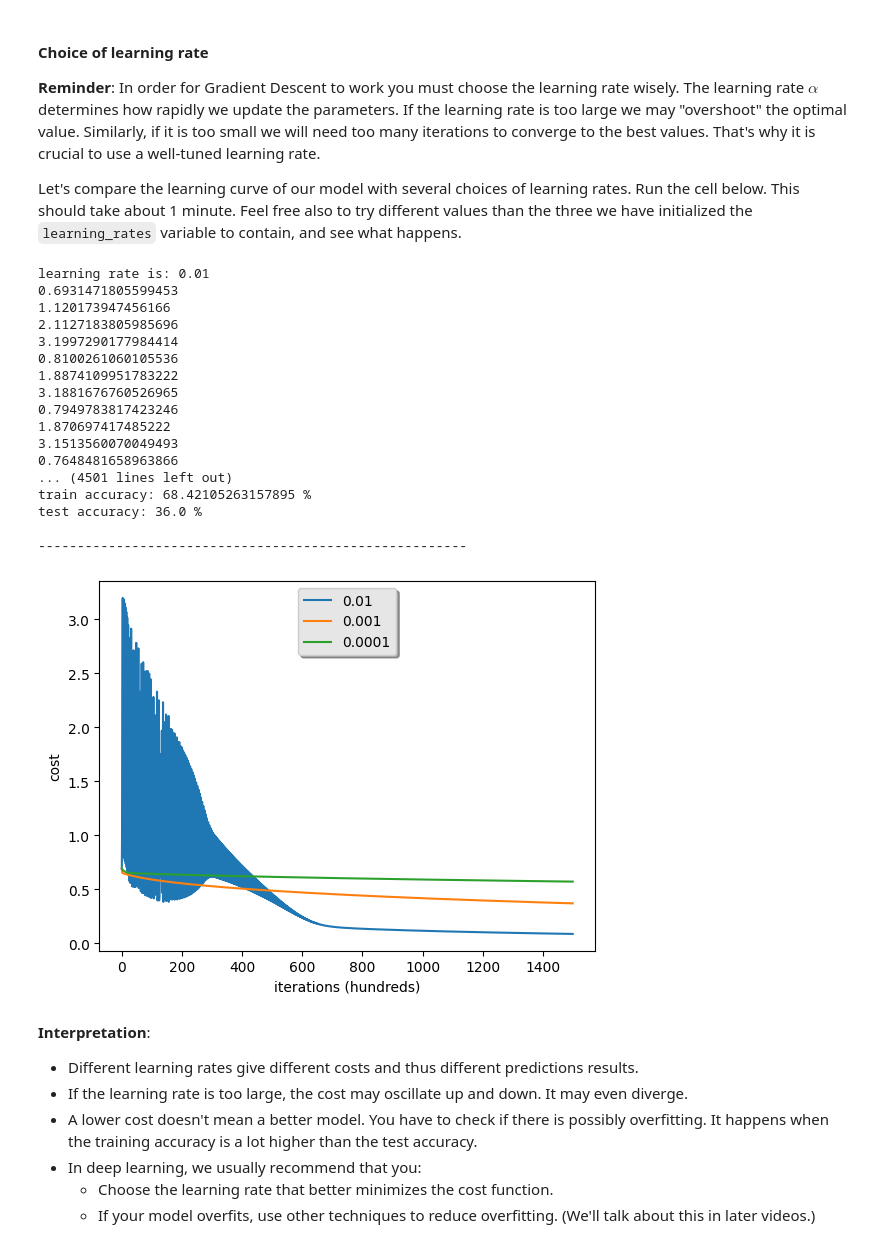
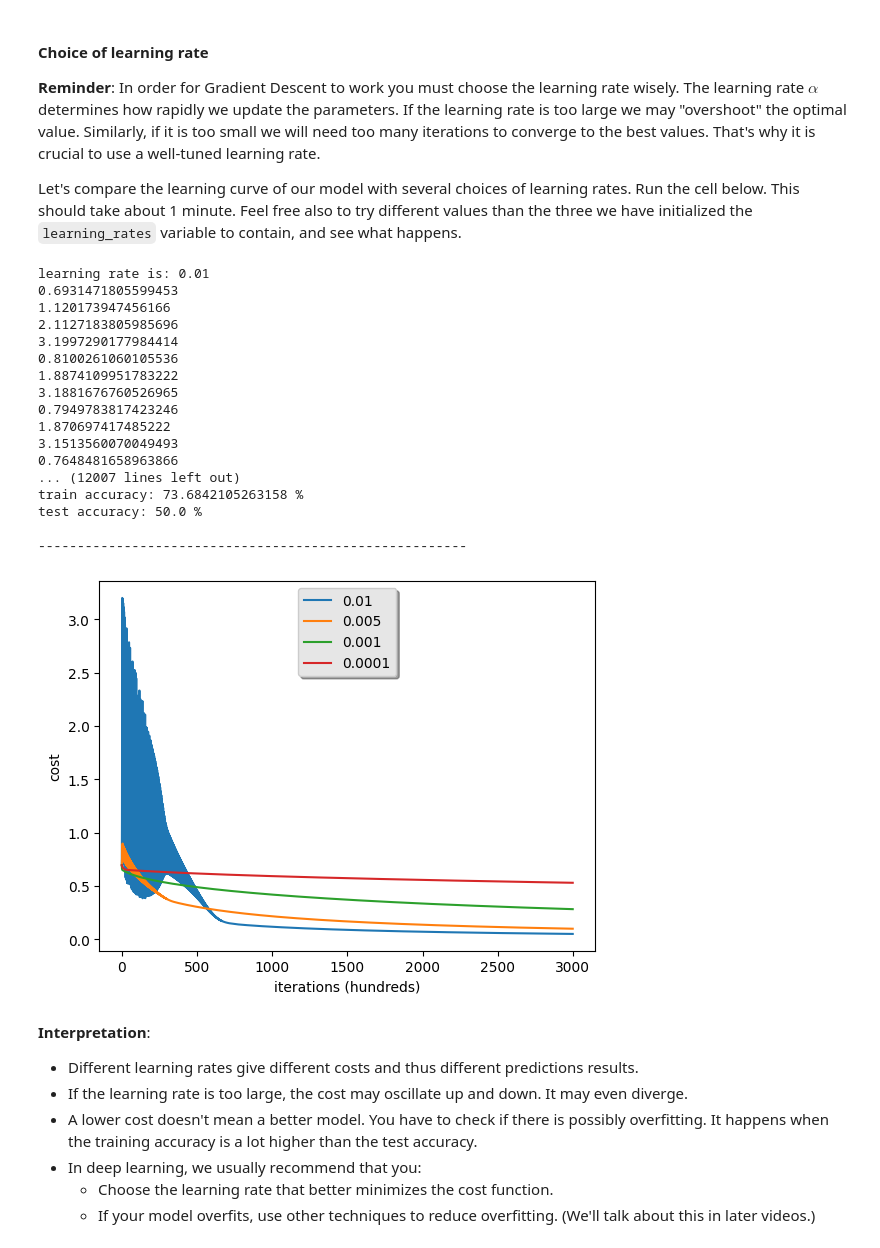
Before and after one commit to LukasBenner/MaschineLearningLectureTasks, a Jupyter notebook: Logistic_regression/Logistic_Regression_with_a_Neural_Network_mindset.ipynb, the cells around one changed output. Cells and saved outputs as stored; diff of their text form; code cells hidden in the pictures.

Commit message:
add another learning rate

```diff
--- a/Logistic_regression/Logistic_Regression_with_a_Neural_Network_mindset.ipynb
+++ b/Logistic_regression/Logistic_Regression_with_a_Neural_Network_mindset.ipynb
@@ -713,42 +713,42 @@ In order for Gradient Descent to work you must choose the learning rate wisely.
 
 Let's compare the learning curve of our model with several choices of learning rates. Run the cell below. This should take about 1 minute. Feel free also to try different values than the three we have initialized the `learning_rates` variable to contain, and see what happens.
 # %%
-learning_rates = [0.01, 0.001, 0.0001]
+learning_rates = [0.01, 0.005, 0.001, 0.0001]
 models = {}
 for i in learning_rates:
     print ("learning rate is: " + str(i))
-    models[str(i)] = model(train_set_x, train_set_y, test_set_x, test_set_y, num_iterations = 1500, learning_rate = i, print_cost = False)
+    models[str(i)] = model(train_set_x, train_set_y, test_set_x, test_set_y, num_iterations = 3000, learning_rate = i, print_cost = False)
     print ('\n' + "-------------------------------------------------------" + '\n')
 
 for i in learning_rates:
     plt.plot(models[str(i)]["costs"], label= str(models[str(i)]["learning_rate"]))
 
 plt.ylabel('cost')
 plt.xlabel('iterations (hundreds)')
 
 legend = plt.legend(loc='upper center', shadow=True)
 frame = legend.get_frame()
 frame.set_facecolor('0.90')
 plt.show()
 # %% [output]
 learning rate is: 0.01
 0.6931471805599453
 1.120173947456166
 2.1127183805985696
 3.1997290177984414
 0.8100261060105536
 1.8874109951783222
 3.1881676760526965
 0.7949783817423246
 1.870697417485222
 3.1513560070049493
 0.7648481658963866
-... (4501 lines left out)
-train accuracy: 68.42105263157895 %
-test accuracy: 36.0 %
+... (12007 lines left out)
+train accuracy: 73.6842105263158 %
+test accuracy: 50.0 %
 
 -------------------------------------------------------
-[figure, old version]
+[figure, new version]
 # %% [markdown]
 **Interpretation**:
 - Different learning rates give different costs and thus different predictions results.
```
